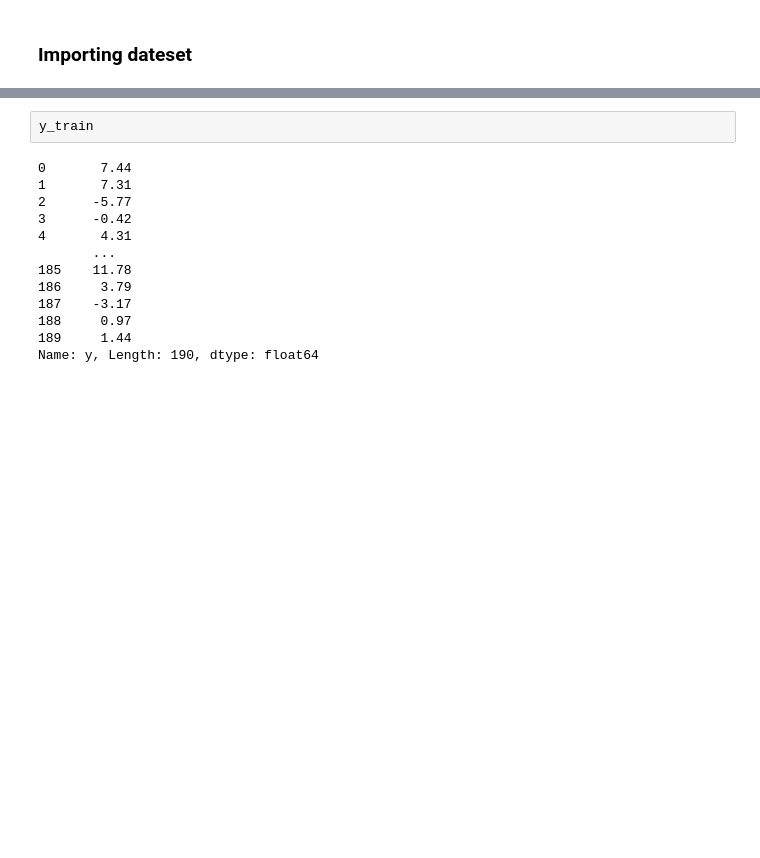
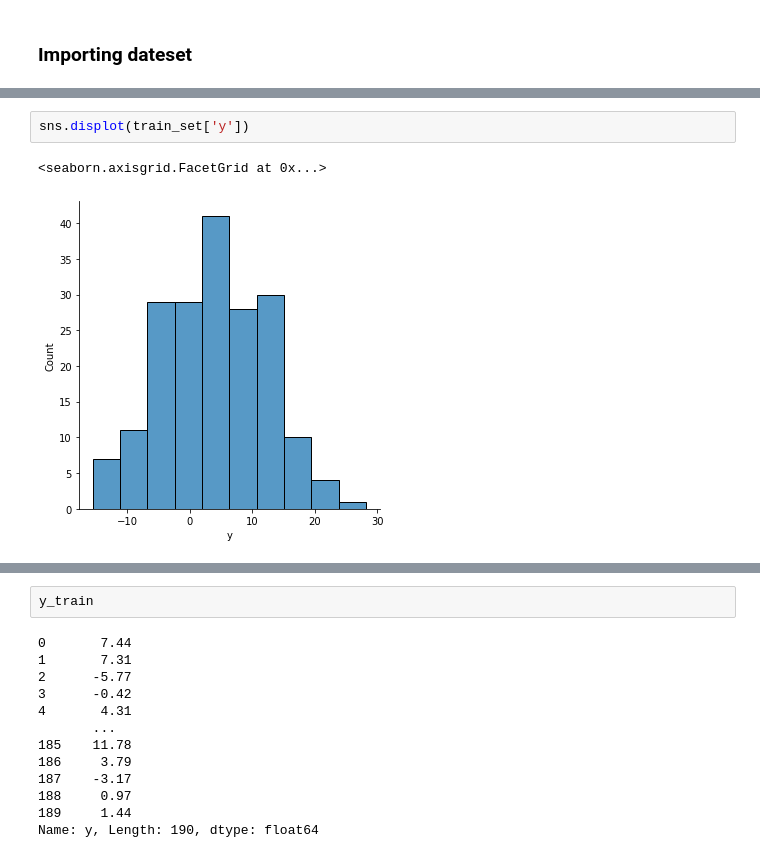
Before and after one commit to Abdulhakim-Maha/Machine-Learning, a Jupyter notebook: Assignment-DA/A/linear_regression.ipynb, the cells around one changed output, grey strips where cells are left out. Cells and saved outputs as stored; diff of their text form; blank space fills up the shorter version.

```diff
--- a/Assignment-DA/A/linear_regression.ipynb
+++ b/Assignment-DA/A/linear_regression.ipynb
@@ -18,0 +182,5 @@ y_test = test_set.iloc[:, -1]
+# %%
+sns.displot(train_set['y'])
+# %% [output]
+<seaborn.axisgrid.FacetGrid at 0x...>
+[figure, added]
```
Also changed, not shown: parts of 50 cells of this notebook, 1 other file.
